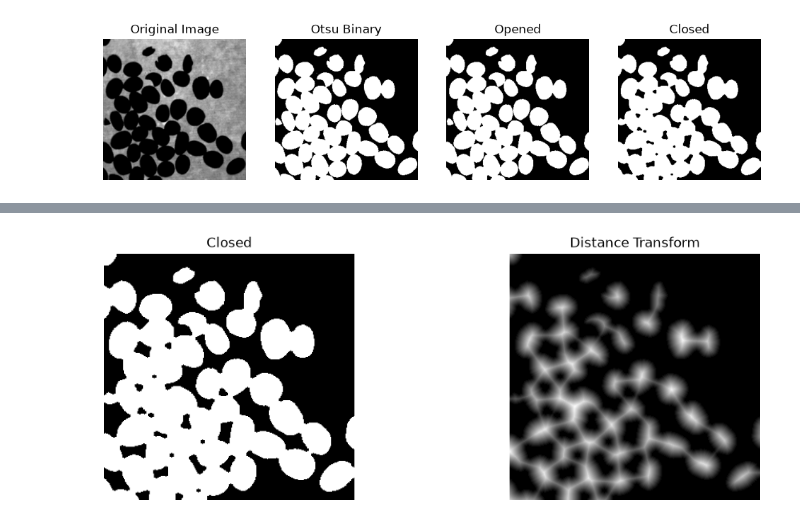
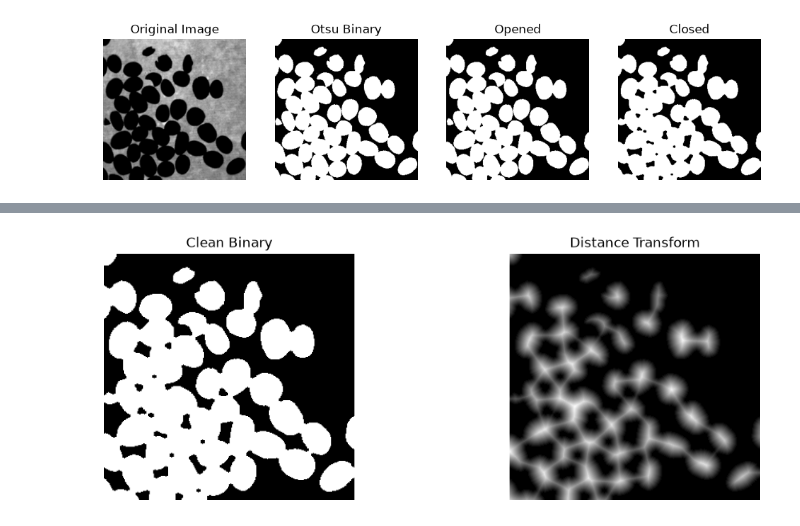
Before and after one commit to bdsh-14/unr-ee681-image-analysis, a Jupyter notebook: HW3/assignment3.ipynb, the cells around one changed output, grey strips where cells are left out. Drawn from its saved outputs; the diff is of its cells as text; code cells hidden in the pictures.

```diff
--- a/HW3/assignment3.ipynb
+++ b/HW3/assignment3.ipynb
@@ -106,8 +114,8 @@ display_images([img_8bit, binary, opened, closed],
 # %%
 # Distance transform
 dist_transform = cv2.distanceTransform(closed, cv2.DIST_L2, 5)
 dist_transform = cv2.normalize(
     dist_transform, None, 0, 1.0, cv2.NORM_MINMAX).astype(np.float32)
-display_images([closed, dist_transform], ["Closed", "Distance Transform"])
+display_images([closed, dist_transform], ["Clean Binary", "Distance Transform"])
 # %% [output]
-[figure, old version]
+[figure, new version]
```
Also changed, not shown: parts of 3 cells of this notebook.
